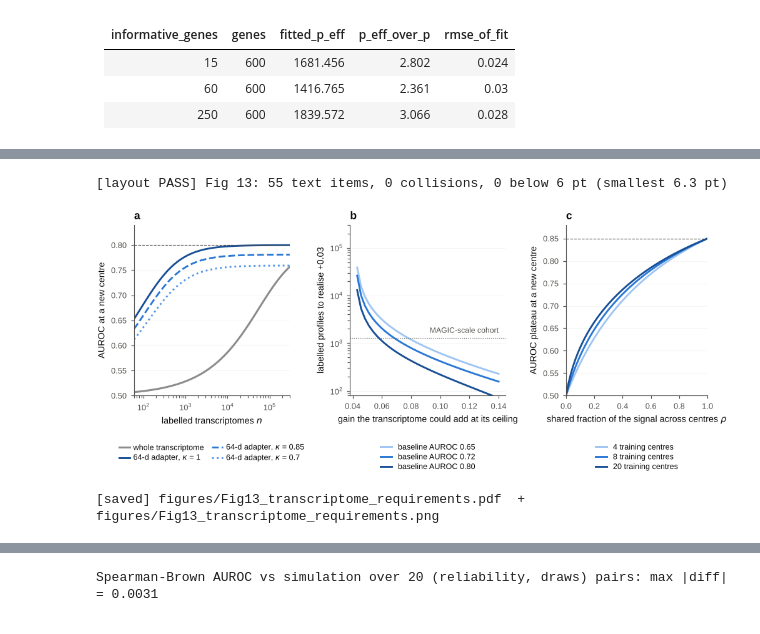
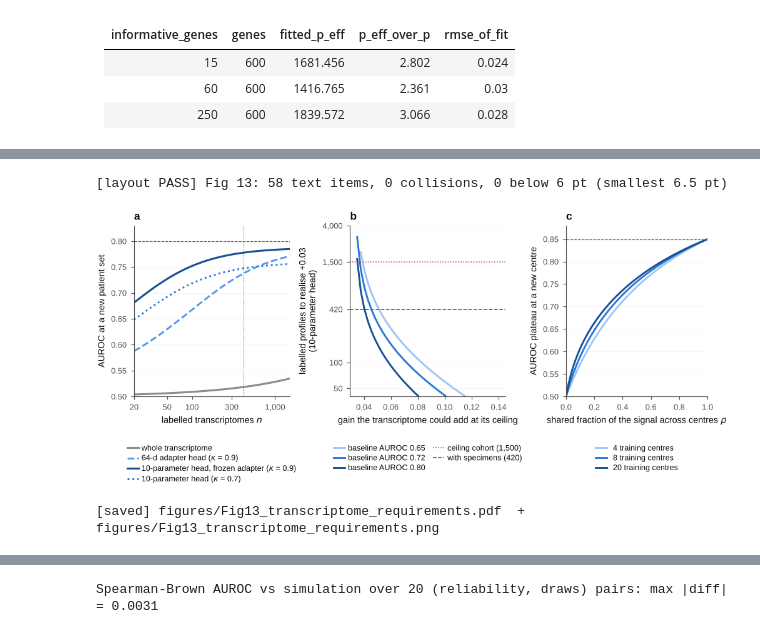
Before and after one commit to dhillonv10/benchmark-paper, a Jupyter notebook: ALLO_FM_GvHD_foundation_model.ipynb, the cells around one changed output, grey strips where cells are left out. Cells and saved outputs as stored; diff of their text form; code cells hidden in the pictures.

```diff
--- a/ALLO_FM_GvHD_foundation_model.ipynb
+++ b/ALLO_FM_GvHD_foundation_model.ipynb
@@ -3390,6 +3434,7 @@ with an effective dimension of about p x 2.7 - regardless of how sparse the sign
 GENES = 15_000
 HEADS = [  # name, p_eff, kappa (fraction of the signal retained), note
  ('pre-specified pathway scores (≈10)',            10,              .70, 'head sees a handful of fixed scores; keeps part of the signal'),
+ ('frozen pretrained adapter, 10-parameter head',  10,              .90, 'a released encoder, frozen; only a 10-parameter head is fitted; kappa is an ASSUMPTION that task F2 / G4 measure'),
  ('foundation-model adapter embedding (64-d)',     64,              .90, 'head sees a learned 64-d embedding; kappa is an ASSUMPTION that task G4 / F2 measure'),
  ('selected gene panel (500 genes)',               500 * MULT,      .95, 'a ridge/logistic head on 500 genes; effective dimension inflated by nuisance structure'),
  ('whole transcriptome (15,000 genes)',            GENES * MULT,    1.0, 'a ridge/logistic head on every gene'),
@@ -3401,12 +3446,15 @@ plan = []
 for name, pe, kap, note in HEADS:
     row = dict(head=name, p_eff=f'{pe:,.0f}', kappa=kap)
     for A1 in (.75, .88):
-        pl, n_ = plan_row(name, pe, kap, A1); row[f'ceiling {A1:.2f}: plateau'] = f'{pl:.3f}'; row[f'ceiling {A1:.2f}: n within 0.02 of it'] = f'{n_:,.0f}'
+        pl, n_ = plan_row(name, pe, kap, A1); row[f'ceiling {A1:.2f}: plateau'] = f'{pl:.3f}'; row[f'ceiling {A1:.2f}: n within 0.02 of it'] = capn(int(round(n_)))
     plan.append(row)
 plan = pd.DataFrame(plan)
-print('LABELLED TRANSCRIPTOMES NEEDED to come within 0.02 AUROC of what each head can reach (prevalence 0.30, single-centre ρ = 1, K = 8):'); display(md_table(plan))
-n_whole = plan_row(*HEADS[3][:3], .88)[1]; n_adapt = plan_row(*HEADS[1][:3], .88)[1]; n_whole75 = plan_row(*HEADS[3][:3], .75)[1]; n_adapt75 = plan_row(*HEADS[1][:3], .75)[1]
-print(f'at ceiling 0.88 the adapter head needs {n_adapt:,.0f} labelled profiles versus {n_whole:,.0f} for the whole-transcriptome head ({n_whole / n_adapt:,.0f}x fewer)')
+print(f'LABELLED TRANSCRIPTOMES NEEDED to come within 0.02 AUROC of what each head can reach (prevalence 0.30, single centre; "> {N_CAP:,}" = more than the ceiling cohort):'); display(md_table(plan))
+HD = {h[0]: h[:3] for h in HEADS}
+n_whole = plan_row(*HD['whole transcriptome (15,000 genes)'], .88)[1]; n_whole75 = plan_row(*HD['whole transcriptome (15,000 genes)'], .75)[1]
+n_adapt = plan_row(*HD['foundation-model adapter embedding (64-d)'], .88)[1]; n_adapt75 = plan_row(*HD['foundation-model adapter embedding (64-d)'], .75)[1]
+n_frozen = plan_row(*HD['frozen pretrained adapter, 10-parameter head'], .88)[1]; n_frozen75 = plan_row(*HD['frozen pretrained adapter, 10-parameter head'], .75)[1]
+print(f'at ceiling 0.88 a 10-parameter head on a frozen adapter needs {n_frozen:,.0f} labelled profiles and a 64-d adapter head {n_adapt:,.0f}; a whole-transcriptome head needs more than {N_CAP:,} by orders of magnitude')
 
 # the incremental question: labelled profiles for a transcriptome adapter to ADD to a strong clinical baseline (ρ = 0.8 across K = 8 centres)
 TXT = [  # task, what is added, baseline AUROC, ceiling AUROC with the transcriptome, prevalence
@@ -3422,11 +3470,12 @@ for name, A0, A1, pv in TXT:
         r_[f'realisable gain ({lab})'] = plat - A0
         r_[f'n for 80% of it ({lab})'] = n_for_target(A0 + .80 * (plat - A0), A0, A1, 64, pv, rho_, K_, .9)
         r_[f'n for 95% of it ({lab})'] = n_for_target(A0 + .95 * (plat - A0), A0, A1, 64, pv, rho_, K_, .9)
+    r_['10-parameter head, n for +0.02 (ρ = 1)'] = n_for_target(A0 + .02, A0, A1, 10, pv, 1.0, 8, .9)
     trows.append(r_)
 txt_tab = pd.DataFrame(trows)
 txt_disp = txt_tab.copy()
-for c in txt_disp.columns[4:]: txt_disp[c] = txt_disp[c].map(lambda v: ('+' + f'{v:.3f}') if 'gain' in c else ('not reachable' if not np.isfinite(v) else f'{v:,.0f}'))
-print('LABELLED PROFILES FOR AN ADAPTER (64-d, κ = 0.9) TO ADD TO A BASELINE ("realisable gain" = the plateau of the added AUROC at that ρ):'); display(md_table(txt_disp))
+for c in txt_disp.columns[4:]: txt_disp[c] = txt_disp[c].map(lambda v: ('+' + f'{v:.3f}') if 'gain' in c else ('not reachable' if not np.isfinite(v) else capn(int(round(v)))))
+print(f'LABELLED PROFILES FOR AN ADAPTER (64-d, κ = 0.9) TO ADD TO A BASELINE, and for a 10-parameter head ("realisable gain" = the plateau of the added AUROC at that ρ; "> {N_CAP:,}" = more than the ceiling cohort):'); display(md_table(txt_disp))
 def min_ceiling_gain(A0, want=.03, rho=.8, K=8, kappa=.9, pv=.30):
     for g in np.arange(.02, .30, .0025):
         if np.isfinite(n_for_target(A0 + want, A0, A0 + g, 64, pv, rho, K, kappa)): return float(g)
@@ -3485,41 +3522,41 @@ DEPTH (assumed gene-abundance model †):
 # %%
-# ----------------------------------------------------------------------------- Figure 13: how many labelled transcriptomes?
+# ----------------------------------------------------------------------------- Figure 13: how many labelled transcriptomes at one institution?
 fig = plt.figure(figsize=(FULL, 3.2))
 gs = fig.add_gridspec(1, 3, width_ratios=[1.1, 1.1, 1.0], left=.075, right=.985, bottom=.265, top=.875, wspace=.40)
-ax = fig.add_subplot(gs[0, 0]); ygrid(ax)                                       # (a) learning curves: raw genes vs adapter embeddings
-nn = np.geomspace(60, 3e5, 80); A1_ = .80
-raw_p = GENES * MULT; I_ = sep2(A1_)
-ax.plot(nn, [auc_lc(n, 0, I_, raw_p) for n in nn], color=PAL['grey'], lw=1.6, label='whole transcriptome')
-for kap, c, ls_ in ((1.0, PAL['seq'][3], '-'), (.85, PAL['seq'][2], '--'), (.7, PAL['seq'][1], ':')):
-    ax.plot(nn, [auc_lc(n, 0, kap * I_, 64) for n in nn], color=c, lw=1.5, ls=ls_, label=f'64-d adapter, $\\kappa$ = {kap:g}')
-ax.axhline(A1_, color=PAL['ink2'], lw=.6, ls='--'); ax.set_xscale('log'); ax.set_xlim(60, 3e5); ax.set_ylim(.5, .84)
-ax.set_xlabel('labelled transcriptomes $n$'); ax.set_ylabel('AUROC at a new centre'); panel(ax, 'a')
-ax.legend(loc='upper center', bbox_to_anchor=(.5, -.25), ncol=2, columnspacing=1.0, handlelength=1.4, handletextpad=.4, labelspacing=.3)
+ax = fig.add_subplot(gs[0, 0]); ygrid(ax)                                       # (a) learning curves inside the ceiling cohort
+nn = np.geomspace(20, N_CAP, 80); A1_ = .80; I_ = sep2(A1_)
+ax.plot(nn, [auc_lc(n, 0, I_, GENES * MULT) for n in nn], color=PAL['grey'], lw=1.6, label='whole transcriptome')
+ax.plot(nn, [auc_lc(n, 0, .9 * I_, 64) for n in nn], color=PAL['seq'][1], lw=1.5, ls='--', label='64-d adapter head ($\\kappa$ = 0.9)')
+ax.plot(nn, [auc_lc(n, 0, .9 * I_, 10) for n in nn], color=PAL['seq'][3], lw=1.6, label='10-parameter head, frozen adapter ($\\kappa$ = 0.9)')
+ax.plot(nn, [auc_lc(n, 0, .7 * I_, 10) for n in nn], color=PAL['seq'][2], lw=1.5, ls=':', label='10-parameter head ($\\kappa$ = 0.7)')
+ax.axhline(A1_, color=PAL['ink2'], lw=.6, ls='--'); ax.axvline(N_SPEC, color=PAL['ink2'], lw=.6, ls=':')
+ax.set_xscale('log'); ax.set_xlim(20, N_CAP); ax.set_ylim(.5, .83); ax.set_xticks([20, 50, 100, 300, 1000]); ax.set_xticklabels(['20', '50', '100', '300', '1,000']); ax.minorticks_off()
+ax.set_xlabel('labelled transcriptomes $n$'); ax.set_ylabel('AUROC at a new patient set'); panel(ax, 'a')
+ax.legend(loc='upper center', bbox_to_anchor=(.5, -.25), ncol=1, handlelength=1.4, handletextpad=.4, labelspacing=.3)
 ax = fig.add_subplot(gs[0, 1]); ygrid(ax)                                       # (b) labelled profiles needed to add a gain to a baseline
 gains = np.linspace(.035, .14, 40)
 for A0, c in ((.65, PAL['seq'][0]), (.72, PAL['seq'][2]), (.80, PAL['seq'][3])):
-    ys = [n_for_target(A0 + .03, A0, A0 + g, 64, .30, .8, 8, .9) for g in gains]; ys = [y if np.isfinite(y) else np.nan for y in ys]
+    ys = [n_for_target(A0 + .03, A0, A0 + g, 10, .30, 1.0, 8, .9) for g in gains]; ys = [y if np.isfinite(y) and y <= 4000 else np.nan for y in ys]
     ax.plot(gains, ys, color=c, lw=1.5, label=f'baseline AUROC {A0:.2f}')
-ax.axhline(1287, color=PAL['ink2'], lw=.6, ls=':'); ax.set_yscale('log'); ax.set_ylim(80, 3e5)
-ax.set_xlabel('gain the transcriptome could add at its ceiling'); ax.set_ylabel('labelled profiles to realise +0.03'); panel(ax, 'b')
-ax.annotate('MAGIC-scale cohort', (.14, 1287), xytext=(0, 3), textcoords='offset points', fontsize=6.3, color=PAL['ink2'], ha='right', va='bottom')
-ax.legend(loc='upper center', bbox_to_anchor=(.5, -.25), ncol=1, handlelength=1.4, labelspacing=.3)
-ax = fig.add_subplot(gs[0, 2]); ygrid(ax)                                       # (c) the plateau set by cross-centre sharing
+ax.axhline(N_CAP, color=PAL['bad'], lw=.8, ls=':', label=f'ceiling cohort ({N_CAP:,})'); ax.axhline(N_SPEC, color=PAL['ink2'], lw=.8, ls='--', label=f'with specimens ({N_SPEC})')
+ax.set_yscale('log'); ax.set_ylim(40, 4000); ax.set_yticks([50, 100, 420, 1500, 4000]); ax.set_yticklabels(['50', '100', '420', '1,500', '4,000']); ax.minorticks_off()
+ax.set_xlabel('gain the transcriptome could add at its ceiling'); ax.set_ylabel('labelled profiles to realise +0.03\n(10-parameter head)'); panel(ax, 'b')
+ax.legend(loc='upper center', bbox_to_anchor=(.5, -.25), ncol=2, columnspacing=1.0, handlelength=1.4, handletextpad=.4, labelspacing=.3)
+ax = fig.add_subplot(gs[0, 2]); ygrid(ax)                                       # (c) the plateau set by cross-centre sharing (what a second centre would see)
 rr_ = np.linspace(0, 1, 60); D_ = math.sqrt(sep2(.85))
 for K_, c in ((4, PAL['seq'][0]), (8, PAL['seq'][2]), (20, PAL['seq'][3])):
     ax.plot(rr_, [norm.cdf((D_ / math.sqrt(2)) * r / math.sqrt(r + (1 - r) / K_)) if r > 0 else .5 for r in rr_], color=c, lw=1.5)
-    ax.annotate(f'K = {K_}', (1.0, norm.cdf((D_ / math.sqrt(2)) * (.30) / math.sqrt(.30 + .70 / K_))), xytext=(0, 0), textcoords='offset points', fontsize=6.3, color=c, ha='left', va='center', annotation_clip=False) if False else None
 ax.axhline(.85, color=PAL['ink2'], lw=.6, ls='--'); ax.set_xlabel('shared fraction of the signal across centres $\\rho$'); ax.set_ylabel('AUROC plateau at a new centre'); ax.set_ylim(.5, .88); ax.set_xlim(0, 1)
 ax.legend([plt.Line2D([], [], color=c, lw=1.5) for c in (PAL['seq'][0], PAL['seq'][2], PAL['seq'][3])], ['4 training centres', '8 training centres', '20 training centres'],
           loc='upper center', bbox_to_anchor=(.5, -.25), ncol=1, handlelength=1.4, labelspacing=.3); panel(ax, 'c')
 finish(fig, 13, 'transcriptome_requirements',
-       "Labelled transcriptomes needed at diagnosis (closed form, validated against simulation in §9.4). (a) Learning curve of a head on the whole transcriptome "
-       "against heads on a 64-dimensional adapter embedding that retains a fraction kappa of the signal: the embedding wins at the label counts a consortium can "
-       "reach, and the whole-transcriptome head approaches its ceiling only at several hundred thousand profiles. Dashed: the within-centre ceiling. (b) Labelled "
-       "profiles an adapter needs to add +0.03 AUROC to a baseline, against the gain the transcriptome could add at its ceiling; a weak ceiling gain cannot be "
-       "realised at any n once centres only partly share the signal. (c) The plateau at a new centre falls as the shared fraction rho falls, and more training "
-       "centres push it toward its limit.")
+       "Labelled transcriptomes at diagnosis, inside the ceiling cohort (closed form, validated against simulation in §9.4). (a) Learning curves at a ceiling AUROC of 0.80: a head on the whole "
+       "transcriptome is still at chance over the whole range a centre can reach, a 64-dimensional adapter head is slow, and a head of 10 parameters on a frozen adapter is close to its "
+       "plateau within a few hundred profiles; the dotted line marks the 420 patients with banked specimens. (b) Labelled profiles a 10-parameter head needs to add +0.03 AUROC to a baseline, against "
+       "the gain the transcriptome could add at its ceiling, with the 1,500-patient ceiling and the 420 specimen patients marked: small ceiling gains cannot be realised at one centre. "
+       "(c) What a second centre would see: the plateau falls as the shared fraction rho falls, and more training centres push it toward its limit; this is the reason a single-centre result is "
+       "a claim about that centre.")
 # %% [output]
-[layout PASS] Fig 13: 55 text items, 0 collisions, 0 below 6 pt (smallest 6.3 pt)
+[layout PASS] Fig 13: 58 text items, 0 collisions, 0 below 6 pt (smallest 6.5 pt)
-[figure, old version]
+[figure, new version]
 [saved] figures/Fig13_transcriptome_requirements.pdf  +  figures/Fig13_transcriptome_requirements.png
```
Also changed, not shown: parts of 73 cells of this notebook, 53 other files.
